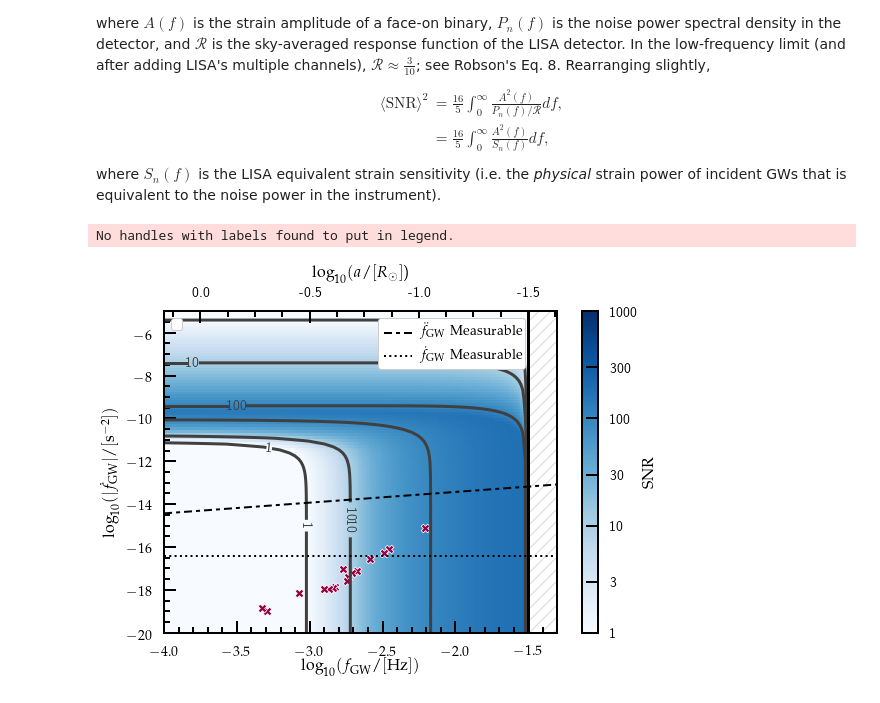
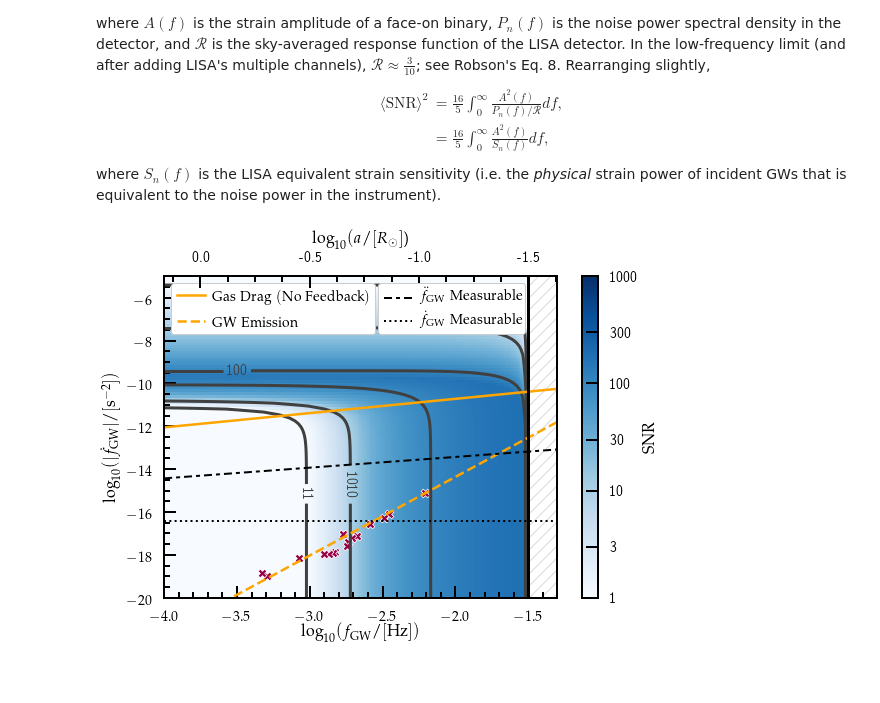
Before and after one commit to tcallister/LISA-and-CE-Evolution, a Jupyter notebook: SNR_grid.ipynb, the cells around one changed output. Drawn from its saved outputs; the diff is of its cells as text; code cells hidden in the pictures.

```diff
--- a/SNR_grid.ipynb
+++ b/SNR_grid.ipynb
@@ -177,10 +177,10 @@ def snr_from_f_fdot(f0,fdot0,m1=1.,m2=1.,D=3.):
     rho2 = (16./5.)*np.trapz(np.power(hf,2.)/PSD,fourier_freqs)
 
     return np.sqrt(rho2)
+# %%
+# Load file with gas drag data
+f_ref, fdot_drag = np.loadtxt('fdot_and_f_m1_0.5_m2_0.3_T900000.txt',unpack=True,usecols=(0,2))
 # %%
-# Load file with gas drag data
-f_ref, fdot_drag = np.loadtxt('fdot_and_f_m1_0.5_m2_0.3.txt',unpack=True,usecols=(0,2))
-
 # Verification binary data from Kupfer+ 2018
 # GW frequencies are taken from Table 2
 # Masses are from Table 1 (when an uncertain range is provided, take the average)
@@ -229,8 +229,8 @@ ax.scatter(np.log10(wd_fs),np.log10(fdotGW_from_fGW_Mc(wd_fs,wd_Mcs)),marker='X'
 # Plot bounds from pure gas and pure GW-driven evolution
 xs = 10.**np.linspace(-4,0,100)
 ys = fdotGW_from_fGW_Mc(xs,compute_Mc(0.5,0.3))
-# ax.plot(np.log10(f_ref),np.log10(fdot_drag),lw=2.5,color='orange',label=r'$\mathrm{Gas\ Drag\ (No\ Feedback)}$')
-# ax.plot(np.log10(xs),np.log10(ys),lw=2.5,color='orange',ls='--',label=r'$\mathrm{GW\ Emission}$')
+ax.plot(np.log10(f_ref),np.log10(fdot_drag),lw=2.5,color='orange',label=r'$\mathrm{Gas\ Drag\ (No\ Feedback)}$')
+ax.plot(np.log10(xs),np.log10(ys),lw=2.5,color='orange',ls='--',label=r'$\mathrm{GW\ Emission}$')
 
 # Misc plot formatting
 ax.clabel(CS, inline=1, fontsize=14, fmt="%.0f", inline_spacing=0,
@@ -253,33 +253,32 @@ ax.set_xlim(-4,-1.3)
 # Plot lines denoting min detectable fdots and fddots
 fdot_min = 1./(5.*year)**2.
 fddot_min = (2./(5.*year))/(5.*year)**2.
 fdot_at_minimum_fddot = np.sqrt((3./11.)*xs*fddot_min)
 ls1, = ax.plot(np.log10(xs),np.log10(fdot_at_minimum_fddot),color='black',dashes=(4,2,2,2),lw=2)
 ls2 = ax.axhline(y=np.log10(fdot_min),color='black',ls=':',lw=2)
 
 # Construct secondary x-axis and get proper tick labels/positions
 semi_as = a_from_fGW_mass(f_gws,0.5,0.3)/Rsun
 ax2 = ax.twiny()
 ax2.set_xlim(ax.get_xlim())
 ax2.tick_params(labelsize=14)
 logR_ticks = np.linspace(0,-1.5,4)
 logfGW_vals_at_R_ticks = np.log10(fGW_from_a_mass(10.**logR_ticks*Rsun,0.5,0.3))
 ax2.set_xticks(logfGW_vals_at_R_ticks)
 ax2.set_xticklabels(logR_ticks)
 ax2.set_xlabel(r'$\log_{10}(a / [R_\odot]$)',fontsize=16)
 
 # Legends
 leg = ax.legend([ls1,ls2], ["$\ddot f_\mathrm{GW}\ \mathrm{Measurable}$", "$\dot f_\mathrm{GW}\  \mathrm{Measurable}$"], fontsize=14,
                   frameon=True,framealpha=1,loc=(0.545,0.82), handletextpad=0.5)
 fig.add_artist(leg)
 ax.legend(loc='upper left',fontsize=14,frameon=True,framealpha=1,labelspacing=0.8, handletextpad=0.5)
 
 # Fill in the region to the right of logf = -1.5
 ax.axvline(x=-1.5,color='black')
 ax.fill_betweenx([-20,-5],-1.5,-1.3,hatch='//',facecolor='white',edgecolor='grey',alpha=0.3)
 
 plt.tight_layout()
-# plt.savefig('snr_grid_no_detectability.pdf',bbox_inches='tight')
+plt.savefig('snr_grid_no_detectability.pdf',bbox_inches='tight')
 # %% [output]
-No handles with labels found to put in legend.
-[figure, old version]
+[figure, new version]
```
Also changed, not shown: parts of 1 cell of this notebook, 5 other files.
